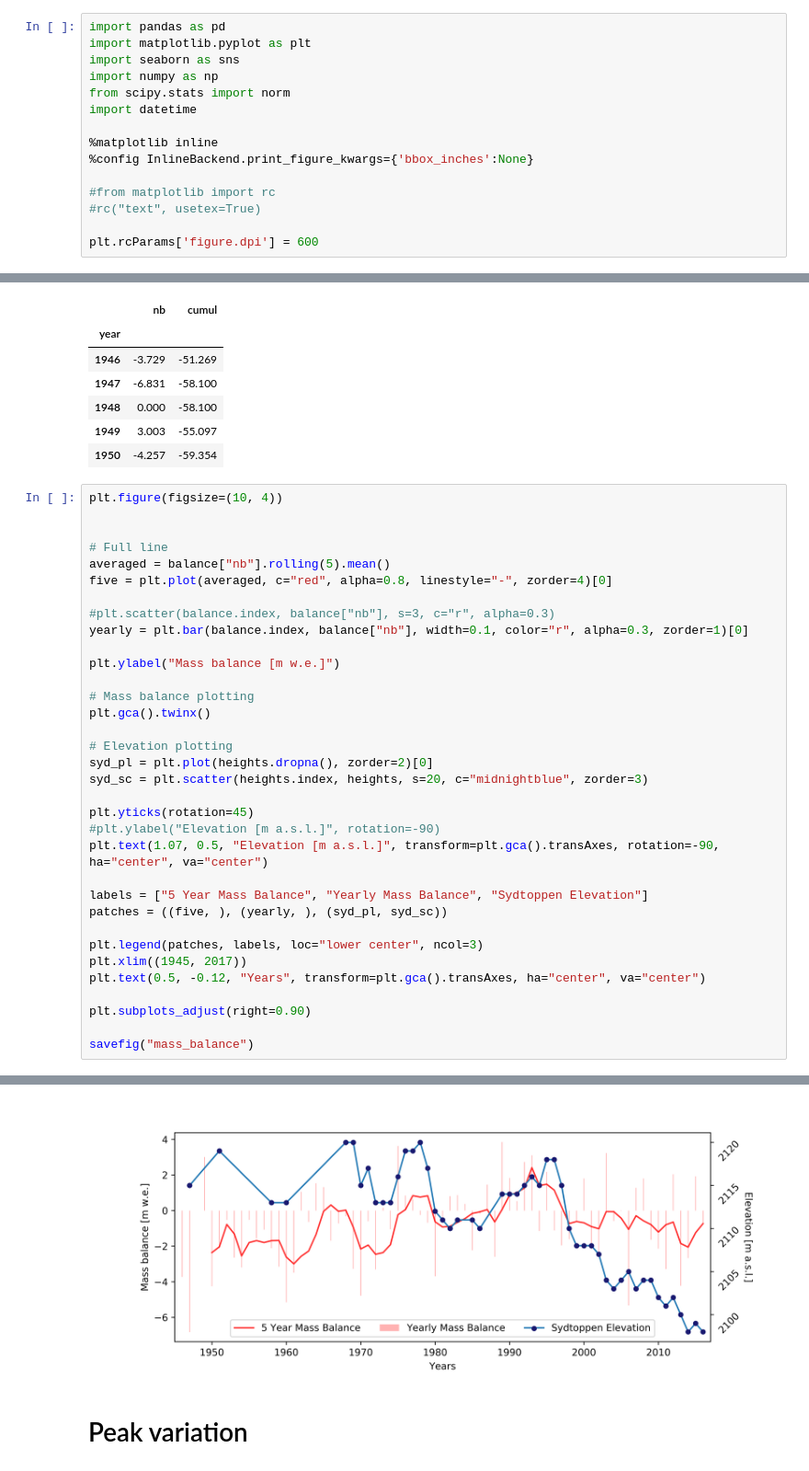
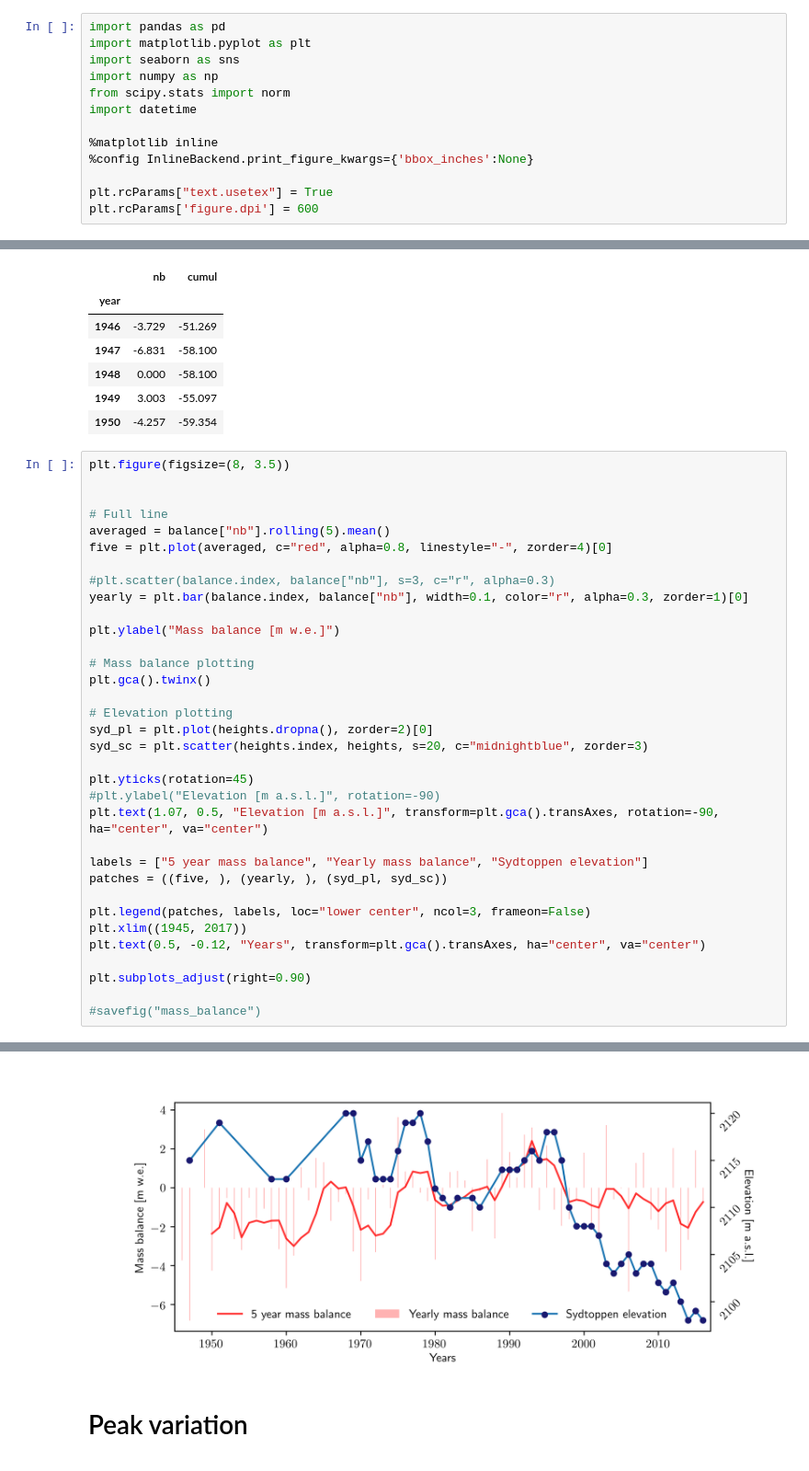
Before and after one commit to erikmannerfelt/Sydtoppen, a Jupyter notebook: figures/Sydtoppen figures.ipynb, the cells around one changed output, grey strips where cells are left out. Shown: that part at 92% size. Drawn from its saved outputs; the diff is of its cells as text.

```diff
--- a/figures/Sydtoppen figures.ipynb
+++ b/figures/Sydtoppen figures.ipynb
@@ -11,9 +11,7 @@ import datetime
 %matplotlib inline
 %config InlineBackend.print_figure_kwargs={'bbox_inches':None}
 
-#from matplotlib import rc
-#rc("text", usetex=True)
-
+plt.rcParams["text.usetex"] = True
 plt.rcParams['figure.dpi'] = 600
 # %%
 auto_tag = datetime.datetime.today().strftime("%Y%m%d")[2:]  # YYMMDD
@@ -139,7 +139,7 @@ balance.head()
 | 1949 | 3.003 | -55.097 |
 | 1950 | -4.257 | -59.354 |
 # %%
-plt.figure(figsize=(10, 4))
+plt.figure(figsize=(8, 3.5))
 
 
 # Full line
@@ -162,14 +162,14 @@ plt.yticks(rotation=45)
 #plt.ylabel("Elevation [m a.s.l.]", rotation=-90)
 plt.text(1.07, 0.5, "Elevation [m a.s.l.]", transform=plt.gca().transAxes, rotation=-90, ha="center", va="center")
 
-labels = ["5 Year Mass Balance", "Yearly Mass Balance", "Sydtoppen Elevation"]
+labels = ["5 year mass balance", "Yearly mass balance", "Sydtoppen elevation"]
 patches = ((five, ), (yearly, ), (syd_pl, syd_sc))
 
-plt.legend(patches, labels, loc="lower center", ncol=3)
+plt.legend(patches, labels, loc="lower center", ncol=3, frameon=False)
 plt.xlim((1945, 2017))
 plt.text(0.5, -0.12, "Years", transform=plt.gca().transAxes, ha="center", va="center")
 
 plt.subplots_adjust(right=0.90)
 
-savefig("mass_balance")
+#savefig("mass_balance")
 # %% [output]
@@ -177,4 +177,4 @@ Saved mass_balance_180405.png
-[figure, old version]
+[figure, new version]
 # %% [markdown]
 # Peak variation
 # %%
```
Also changed, not shown: parts of 3 cells of this notebook, 3 other files.
